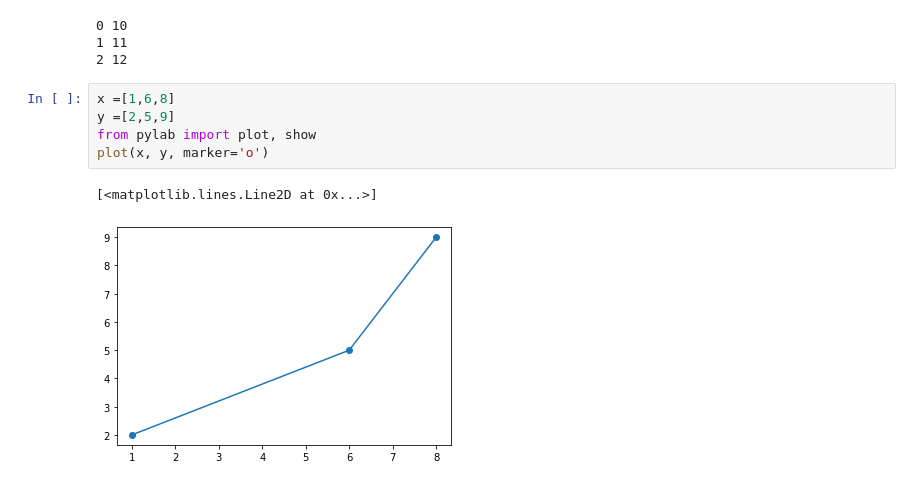
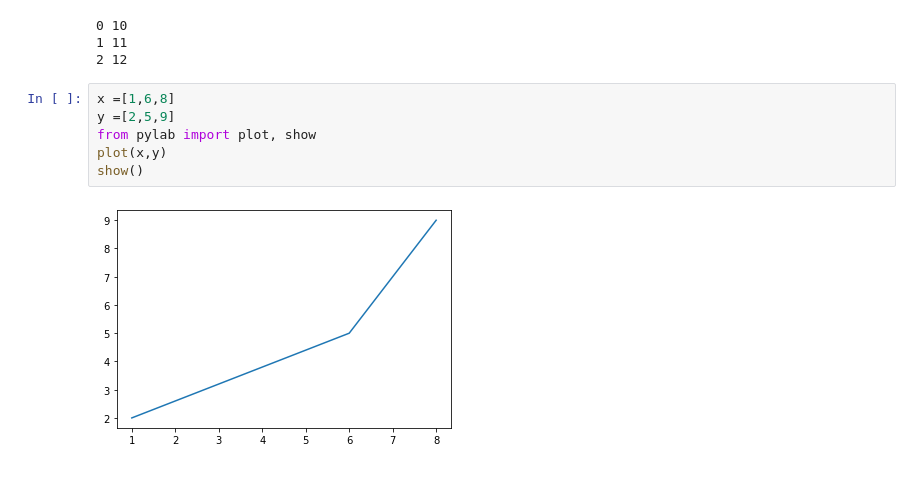
Before and after one commit to LuuGiaVi/THToanCaoCap, a Jupyter notebook: baitapchuong2.ipynb, the cells around one changed output. Drawn from its saved outputs; the diff is of its cells as text.

```diff
--- a/baitapchuong2.ipynb
+++ b/baitapchuong2.ipynb
@@ -62,8 +62,8 @@ for chiso, giatri in enumerate(ds):
 # %%
 x =[1,6,8]
 y =[2,5,9]
 from pylab import plot, show
-plot(x, y, marker='o')
+plot(x,y)
+show()
 # %% [output]
-[<matplotlib.lines.Line2D at 0x...>]
-[figure, old version]
+[figure, new version]
```
Also changed, not shown: parts of 3 cells of this notebook.
